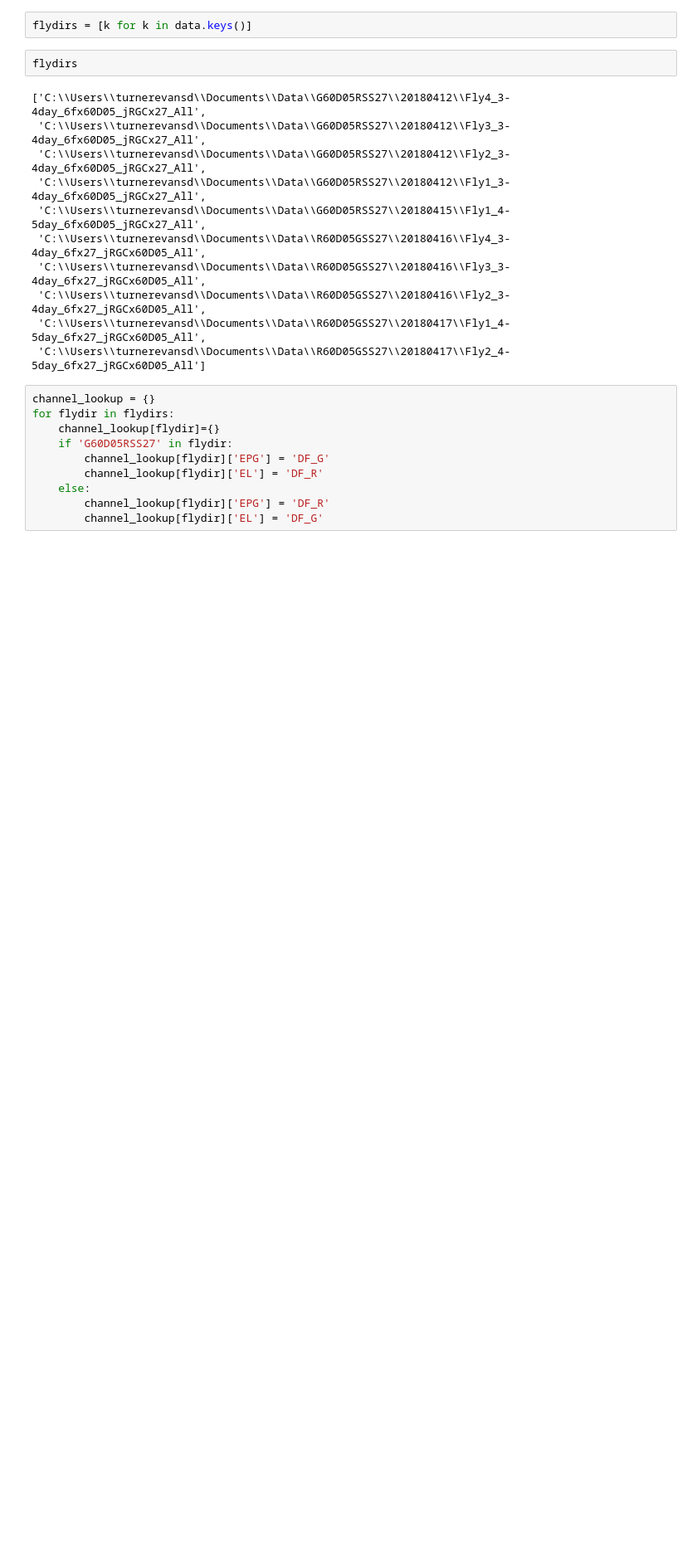
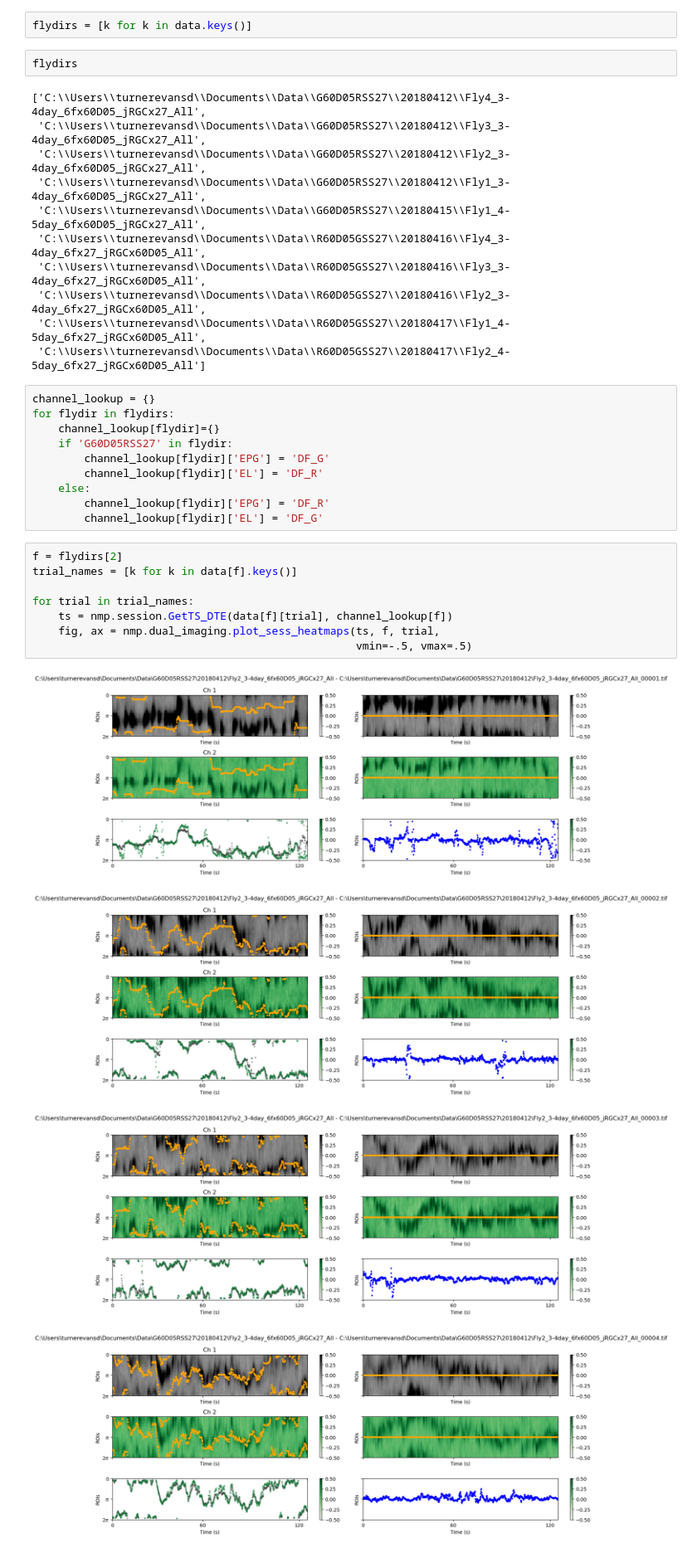
Before and after one commit to yfisher-lab/NeuromodPlasticity, a Jupyter notebook: NeuromodPlasticity/figures/EL_EPG_coimaging/DTE_data.ipynb, the cells around one changed output. Shown at 83% size. Cells and saved outputs as stored; diff of their text form; blank space fills up the shorter version.

Commit message:
DTE data sess

```diff
--- a/NeuromodPlasticity/figures/EL_EPG_coimaging/DTE_data.ipynb
+++ b/NeuromodPlasticity/figures/EL_EPG_coimaging/DTE_data.ipynb
@@ -76,3 +73,16 @@ for flydir in flydirs:
     else:
         channel_lookup[flydir]['EPG'] = 'DF_R'
         channel_lookup[flydir]['EL'] = 'DF_G'
+# %%
+f = flydirs[2]
+trial_names = [k for k in data[f].keys()]
+
+for trial in trial_names:
+    ts = nmp.session.GetTS_DTE(data[f][trial], channel_lookup[f])
+    fig, ax = nmp.dual_imaging.plot_sess_heatmaps(ts, f, trial,
+                                                  vmin=-.5, vmax=.5)
+# %% [output]
+[figure, added]
+[figure, added]
+[figure, added]
+[figure, added]
```
Also changed, not shown: parts of 13 cells of this notebook, 3 other files.
